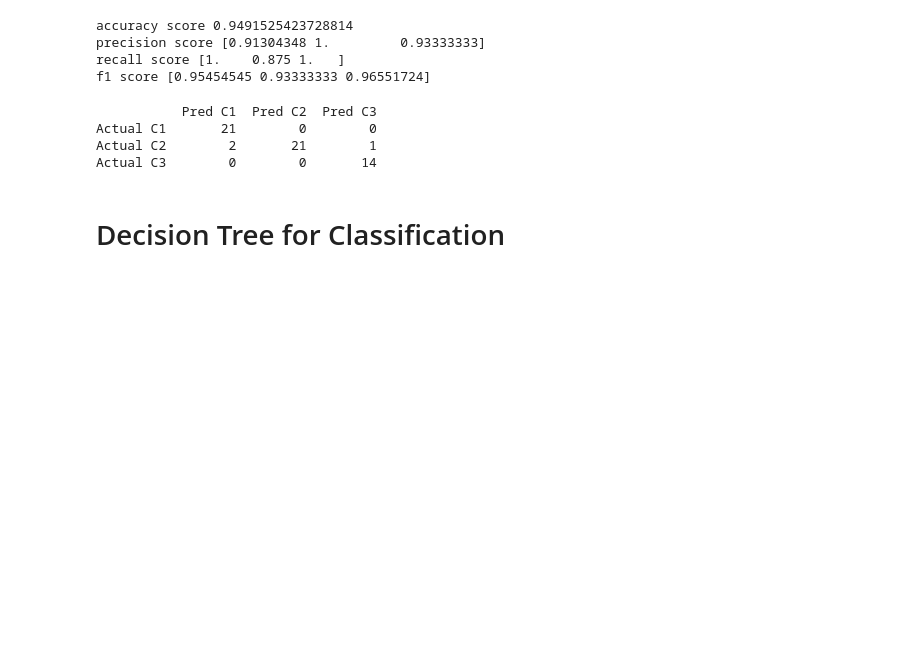
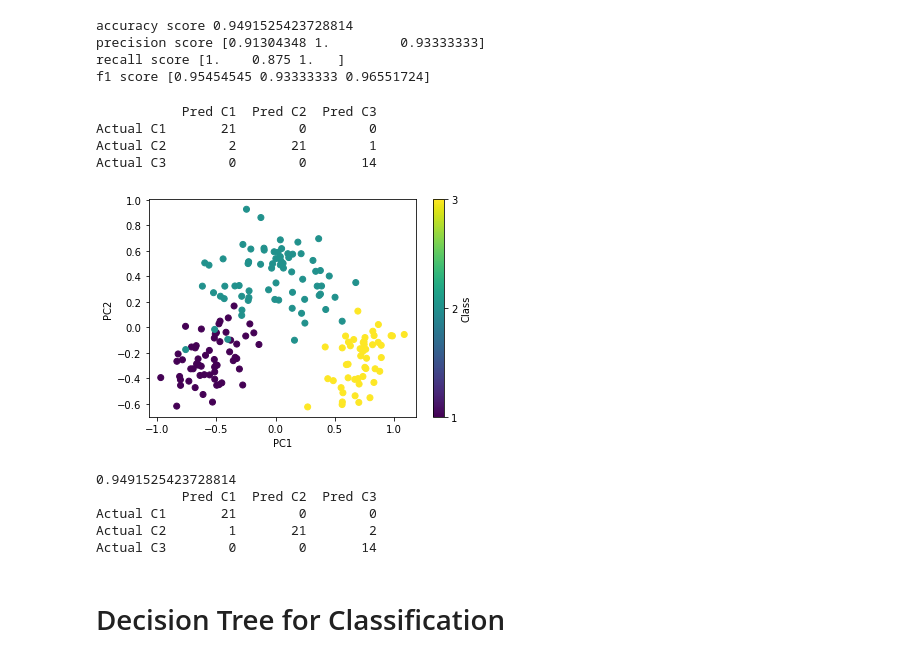
Before and after one commit to markzalzal/wine_classifier, a Jupyter notebook: Wine Categorization.ipynb, the cells around one changed output. Drawn from its saved outputs; the diff is of its cells as text; code cells hidden in the pictures; blank space fills up the shorter version.

```diff
--- a/Wine Categorization.ipynb
+++ b/Wine Categorization.ipynb
@@ -167,6 +164,56 @@ print(conf_matrix)
 Actual C1       21        0        0
 Actual C2        2       21        1
 Actual C3        0        0       14
+# %%
+# let's try it with PCA to see how the results compare:
+
+from sklearn.decomposition import PCA
+
+pca = PCA()
+components = pca.fit(x_scaled_df).components_
+components = pd.DataFrame(components).transpose()
+
+singular_values = pca.singular_values_
+eigenvalues = singular_values**2
+
+var_ratio = pca.explained_variance_ratio_
+var_ratio = pd.DataFrame(var_ratio).transpose()
+
+sum_var_ratio = var_ratio.sum()
+cum_var_ratio = sum_var_ratio.cumsum()
+#print(cum_var_ratio) # use 8 components to get 95% accuracy
+
+pca = PCA(n_components = 8)
+data_pcomp = pca.fit_transform(x_scaled_df)
+data_pcomp = pd.DataFrame(data_pcomp)
+data_pcomp.columns = ['PC1', 'PC2', 'PC3', 'PC4', 'PC5', 'PC6', 'PC7', 'PC8']
+
+#visualize the two strongest PC vs the outcome variable class
+plt.scatter(data_pcomp.PC1, data_pcomp.PC2, c=y['class'])
+plt.colorbar(ticks=[1,2,3], label = 'Class')
+plt.xlabel('PC1')
+plt.ylabel('PC2')
+plt.show()
+
+x_train, x_test, y_train, y_test = train_test_split(data_pcomp, y, test_size=0.33, random_state = 11)
+
+knn = KNeighborsClassifier(n_neighbors=3)
+knn.fit(x_train, np.ravel(y_train))
+
+y_predict = knn.predict(x_test)
+print(knn.score(x_test, y_test))
+
+conf_matrix = confusion_matrix(y_test, y_predict)
+conf_matrix_df = pd.DataFrame(conf_matrix, columns=['Pred C1', 'Pred C2', 'Pred C3'])
+conf_matrix_df.index = ['Actual C1', 'Actual C2', 'Actual C3']
+print(conf_matrix_df)
+# %% [output]
+[figure, added]
+0.9491525423728814
+           Pred C1  Pred C2  Pred C3
+Actual C1       21        0        0
+Actual C2        1       21        2
+Actual C3        0        0       14
 # %% [markdown]
 # Decision Tree for Classification
 # %%
```
Also changed, not shown: parts of 19 cells of this notebook.
